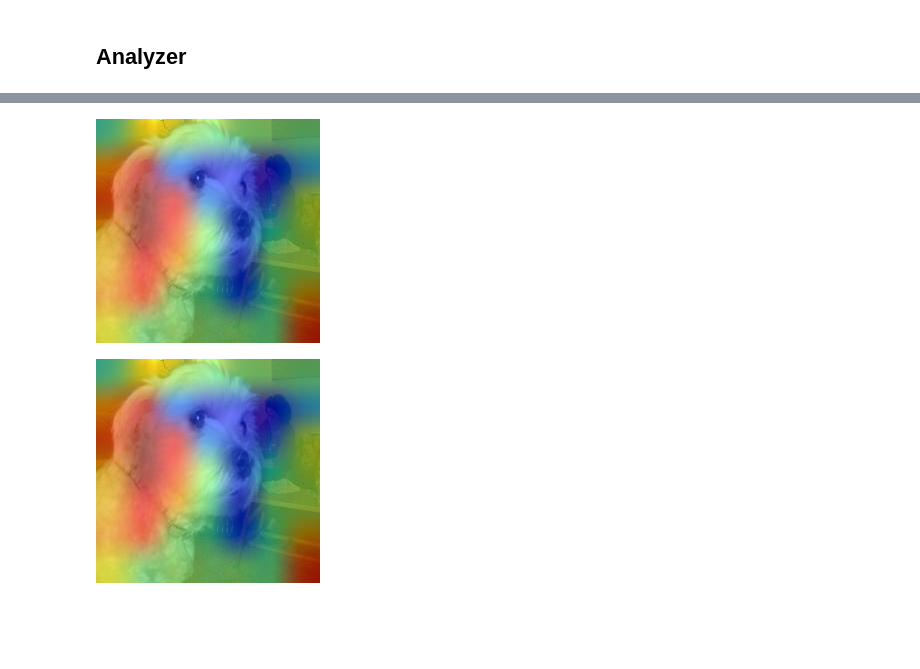
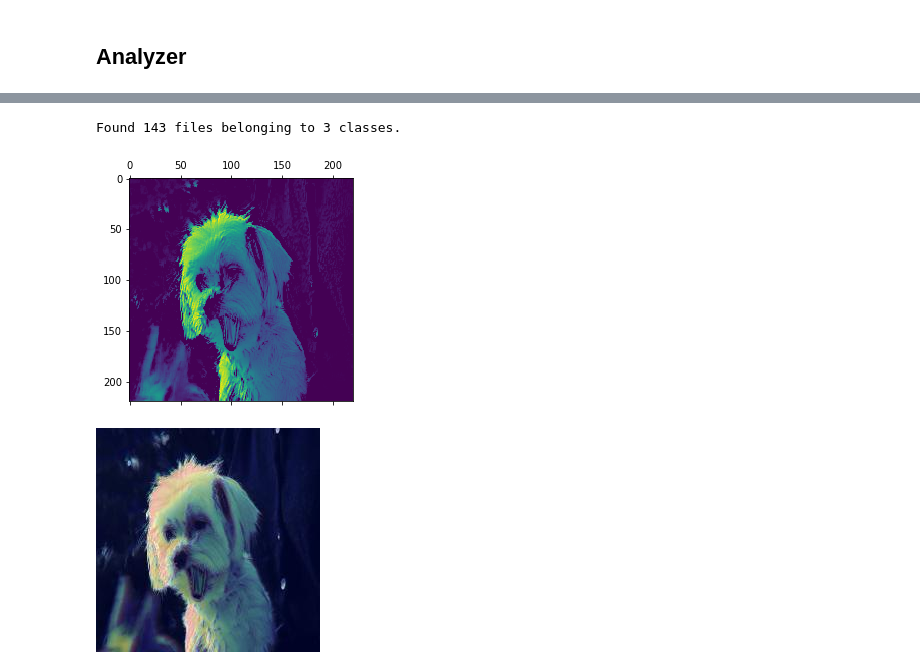
Before and after one commit to paatrycjaa/dogs-classification, a Jupyter notebook: pipeline.ipynb, the cells around one changed output, grey strips where cells are left out. Cells and saved outputs as stored; diff of their text form; code cells hidden in the pictures; blank space fills up the shorter version.

```diff
--- a/pipeline.ipynb
+++ b/pipeline.ipynb
@@ -190,5 +87,6 @@ plt.show()
-# %%
-save_and_display_gradcam(x[34], heatmap, alpha = 0.005)
-# %% [output]
-[figure, removed]
-[figure, removed]
+# %%
+make_heatmap_from_test_img(model, image_generator, "conv2d", 33)
+# %% [output]
+Found 143 files belonging to 3 classes.
+[figure, added]
+[figure, added]
```
Also changed, not shown: parts of 16 cells of this notebook.
